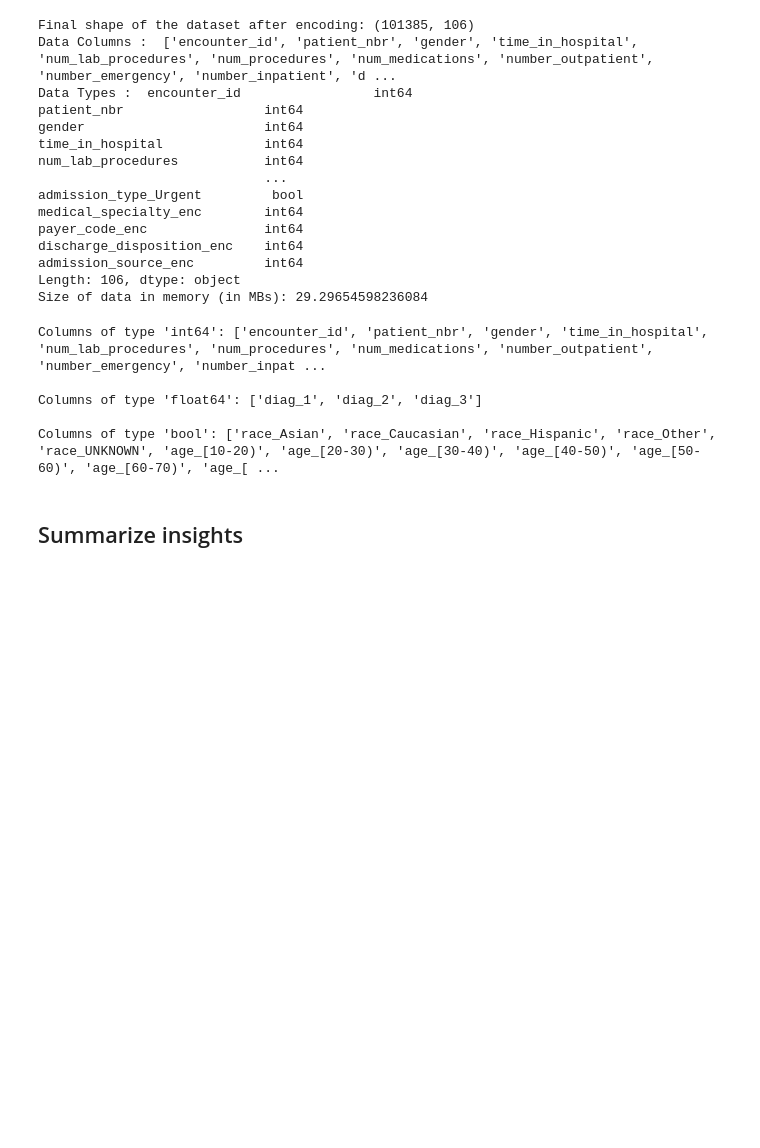
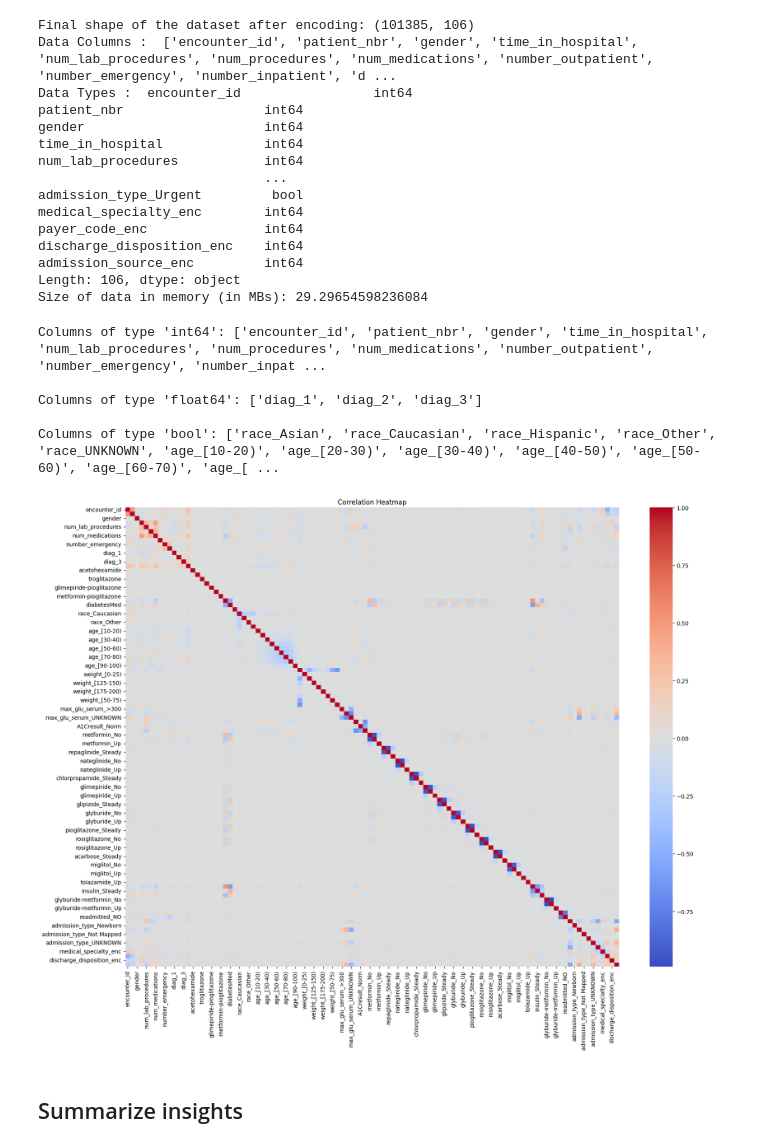
Before and after one commit to Swapnil-Trivedi/data-science-in-practice-sem3, a Jupyter notebook: Assignment2.ipynb, the cells around one changed output. Drawn from its saved outputs; the diff is of its cells as text; code cells hidden in the pictures; blank space fills up the shorter version.

```diff
--- a/Assignment2.ipynb
+++ b/Assignment2.ipynb
@@ -693,3 +697,11 @@ Columns of type 'bool': ['race_Asian', 'race_Caucasian', 'race_Hispanic', 'race_
+# %%
+# generating heatmap
+plt.figure(figsize=(20,15))
+sns.heatmap(data.corr(), annot=False, cmap='coolwarm', fmt=".2f", cbar=True)
+plt.title('Correlation Heatmap')
+plt.show()
+# %% [output]
+[figure, added]
 # %% [markdown]
 ## Summarize insights
 # %% [markdown]
```
Also changed, not shown: parts of 1 cell of this notebook, 1 other file.
